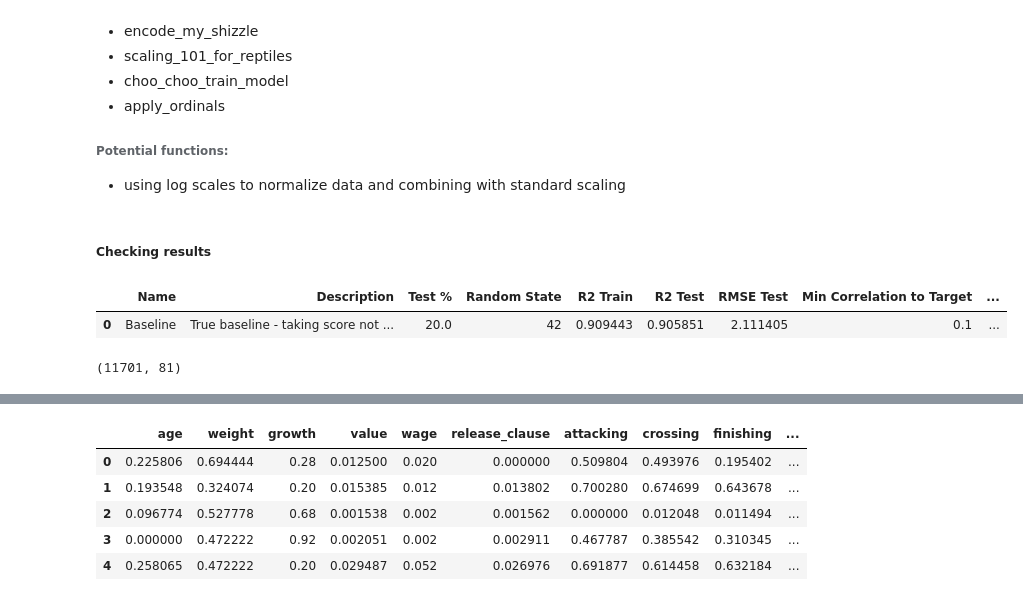
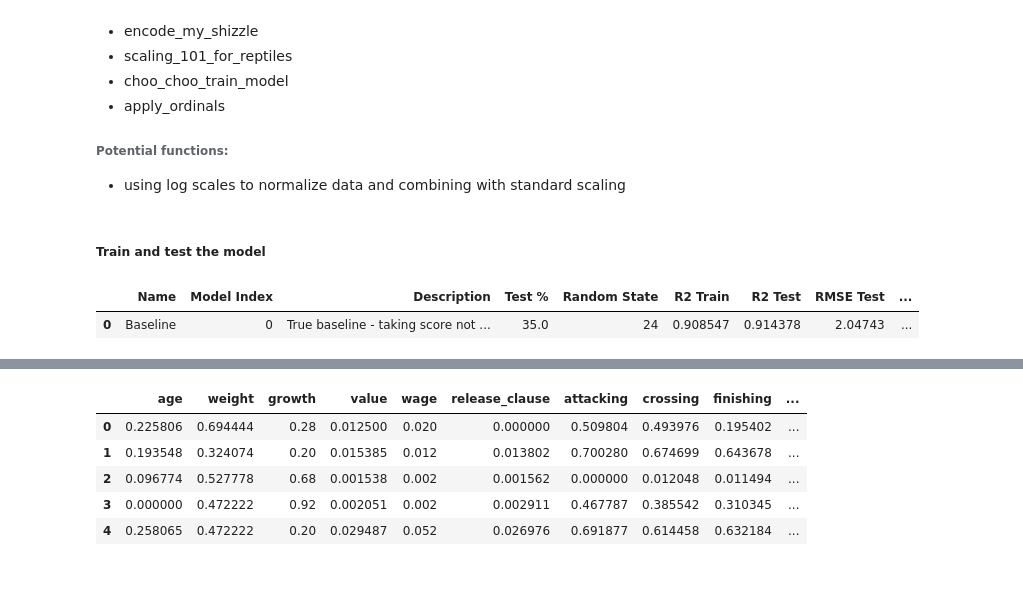
Before and after one commit to salwey/fifa_project, a Jupyter notebook: fifa_project_1.ipynb, the cells around one changed output, grey strips where cells are left out. Cells and saved outputs as stored; diff of their text form; code cells hidden in the pictures.

```diff
--- a/fifa_project_1.ipynb
+++ b/fifa_project_1.ipynb
@@ -269,7 +269,7 @@ def preprocessing(dirty_data):
     # for_scoring = for_scoring.drop(['club', 'position'],axis=1) # we don't want to parse these anyway and currently have nulls which throw errors, already dropped in preprocessing
 
     for col in for_scoring.columns:
-         dirty_data[col] = dirty_data[col].apply(score)
+         dirty_data[col] = dirty_data[col].apply(add_score)
 
     return dirty_data # well, this is clean-ish now
 
@@ -277,8 +277,9 @@ dirty_data = fifa_file.copy()
 dropped_joined_loan_date = False
 dropped_id_name = False
 dropped_other_cols = False
+first_run = True
 dirty_data = prep_headings(dirty_data,'joined')
-cleaned_data = preprocessing(dirty_data)
+freshly_cleaned_data = preprocessing(dirty_data)
 # %%
 # pd.set_option('display.max_rows', None)
 # display(data['hits'].value_counts())
@@ -496,32 +514,60 @@ def apply_ordinals(df, cols):
 
     return df
 # %% [markdown]
-##### Checking results
+##### Train and test the model
 # %%
 ## cleaned_data from preprocessing
-
-# comment line below after first run to keep record of results
-results = pd.DataFrame(columns=['Name','Description','Test %','Random State','R2 Train','R2 Test','RMSE Test','Min Correlation to Target','Max Correlation to Target'])
+if first_run:
+    global i
+    i = 0
+    global models
+    models = []
+    global lm
+    lm = []
+    first_run = False
+    global team_awesome_model
+    team_awesome_model = []
+    results = pd.DataFrame(columns=['Name','Model Index','Description','Test %','Random State','R2 Train','R2 Test','RMSE Test','Min Correlation to Target','Max Correlation to Target'])
 
 name = 'Baseline'
 desc = 'True baseline - taking score not add score'
 min_correlation_with_target = 0.1
 max_correlation_with_other_feature=0.9
 seed=42
-size_of_test=0.2
+size_of_test=0.35
+
+cleaned_data = freshly_cleaned_data.copy()
+
+#maybe training and validation categoricals are getting a different column order but it's hidden due to the faker nameing : and although it might be an issue it's not THE issue
+cleaned_data = cleaned_data.select_dtypes(include=np.number)
+
+cleaned_data, nums = filter_numerical_features(cleaned_data, 'ova', min_correlation_with_target=min_correlation_with_target, max_correlation_with_other_feature=max_correlation_with_other_feature)
 
 cleaned_data = encode_my_shizzle(cleaned_data, cleaned_data.select_dtypes(include=object).columns)       # encode_my_shizzle(df, categoricals_for_onehot):
 
-cleaned_data, nums = filter_numerical_features(cleaned_data, 'ova', min_correlation_with_target=min_correlation_with_target, max_correlation_with_other_feature=max_correlation_with_other_feature)
-#print(nums)
-        #nums =
+#cleaned_data, nums = filter_numerical_features(cleaned_data, 'ova', min_correlation_with_target=min_correlation_with_target, max_correlation_with_other_feature=max_correlation_with_other_feature)
 
-cleaned_data = scaling_101_for_reptiles(cleaned_data, nums)                                    # scaling_101_for_reptiles(df, numericals_for_minmaxscaler=[], numericals_for_starndardscaler=[]):
+cleaned_data = scaling_101_for_reptiles(cleaned_data, 'ova', cleaned_data.drop(['ova'],axis=1).columns)                                    # scaling_101_for_reptiles(df, numericals_for_minmaxscaler=[], numericals_for_starndardscaler=[]):
 
-results2, team_awesome_lm = choo_choo_train_model(cleaned_data,'ova',name,desc,putout=False,seed=seed,size_of_test=size_of_test)    # choo_choo_train_model(df, target, description, size_of_test=0.2, seed=42, putout=False):
+
+# for several_seeds in range(100):
+#     results2, team_awesome_model = choo_choo_train_model(cleaned_data,'ova',name,desc,putout=False,seed=several_seeds,size_of_test=size_of_test)    # choo_choo_train_model(df, target, description, size_of_test=0.2, seed=42, putout=False):
+
+#     i = i + 1
+
+#     results2.extend([min_correlation_with_target,max_correlation_with_other_feature])
+#     results.loc[len(results)] = results2
+
+results2, team_awesome_model = choo_choo_train_model(cleaned_data,'ova',name,desc,putout=False,seed=24,size_of_test=size_of_test)    # choo_choo_train_model(df, target, description, size_of_test=0.2, seed=42, putout=False):
+
+i = i + 1
+
 results2.extend([min_correlation_with_target,max_correlation_with_other_feature])
 results.loc[len(results)] = results2
+
+
+
 results
 # %% [output]
-|  | Name | Description | Test % | Random State | R2 Train | R2 Test | RMSE Test | Min Correlation to Target | ... |
-| 0 | Baseline | True baseline - taking score not ... | 20.0 | 42 | 0.909443 | 0.905851 | 2.111405 | 0.1 | ... |
+|  | Name | Model Index | Description | Test % | Random State | R2 Train | R2 Test | RMSE Test | ... |
+| 0 | Baseline | 0 | True baseline - taking score not ... | 35.0 | 24 | 0.908547 | 0.914378 | 2.04743 | ... |
@@ -547,4 +573,0 @@ cheatin_effort['ova'] = cheeky_data['ova']
-# %%
-cleaned_data.shape
-# %% [output]
-(11701, 81)
```
Also changed, not shown: parts of 33 cells of this notebook.
